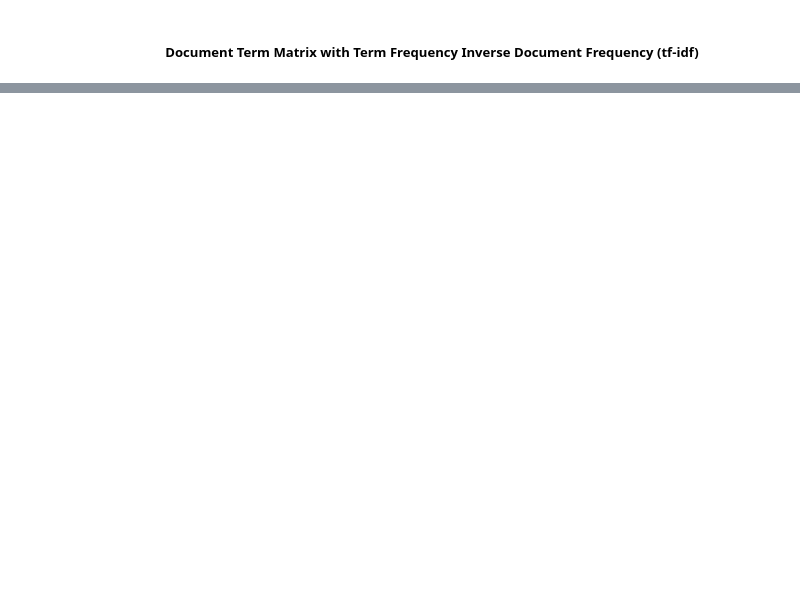
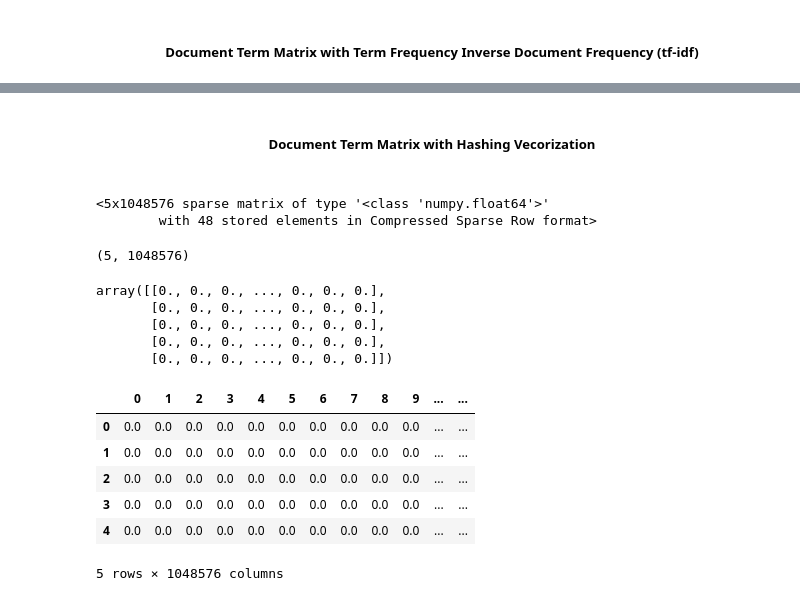
Before and after one commit to SammyOngaya/Natural-Language-Processing, a Jupyter notebook: Text Analysis with NLTK.ipynb, the cells around one changed output, grey strips where cells are left out. Saved outputs shown, nothing was run; the diff lists cells and outputs as text; code cells hidden in the pictures; blank space fills up the shorter version.

Commit message:
Added HashingVectorizer as a text preparation technique

```diff
--- a/Text Analysis with NLTK.ipynb
+++ b/Text Analysis with NLTK.ipynb
@@ -518,0 +519,36 @@ tf_idf_df
+# %% [markdown]
+##### <div align='center'>Document Term Matrix with Hashing Vecorization</div><br>
+# %%
+# Instatiate the HashingVectorizer class
+hashing_vectorizer=HashingVectorizer()
+hashing_vectorizer_matrix=hashing_vectorizer.fit_transform(df['clean_tokenized_text'].head(5))
+hashing_vectorizer_matrix
+# %% [output]
+<5x1048576 sparse matrix of type '<class 'numpy.float64'>'
+        with 48 stored elements in Compressed Sparse Row format>
+# %%
+# Let's check the number of documents and terms returned
+hashing_vectorizer_matrix.shape
+# %% [output]
+(5, 1048576)
+# %%
+# get the sparse array of hashed terms
+hashing_vectorizer_matrix.toarray()[0:5]
+# %% [output]
+array([[0., 0., 0., ..., 0., 0., 0.],
+       [0., 0., 0., ..., 0., 0., 0.],
+       [0., 0., 0., ..., 0., 0., 0.],
+       [0., 0., 0., ..., 0., 0., 0.],
+       [0., 0., 0., ..., 0., 0., 0.]])
+# %%
+# Let's create a DataFrame for the hashed matrix
+hashing_vectorizer_df=pd.DataFrame(hashing_vectorizer_matrix.toarray())
+hashing_vectorizer_df
+# %% [output]
+|  | 0 | 1 | 2 | 3 | 4 | 5 | 6 | 7 | 8 | 9 | ... | ... |
+| 0 | 0.0 | 0.0 | 0.0 | 0.0 | 0.0 | 0.0 | 0.0 | 0.0 | 0.0 | 0.0 | ... | ... |
+| 1 | 0.0 | 0.0 | 0.0 | 0.0 | 0.0 | 0.0 | 0.0 | 0.0 | 0.0 | 0.0 | ... | ... |
+| 2 | 0.0 | 0.0 | 0.0 | 0.0 | 0.0 | 0.0 | 0.0 | 0.0 | 0.0 | 0.0 | ... | ... |
+| 3 | 0.0 | 0.0 | 0.0 | 0.0 | 0.0 | 0.0 | 0.0 | 0.0 | 0.0 | 0.0 | ... | ... |
+| 4 | 0.0 | 0.0 | 0.0 | 0.0 | 0.0 | 0.0 | 0.0 | 0.0 | 0.0 | 0.0 | ... | ... |
+5 rows × 1048576 columns
```
Also changed, not shown: parts of 30 cells of this notebook, 1 other file.
